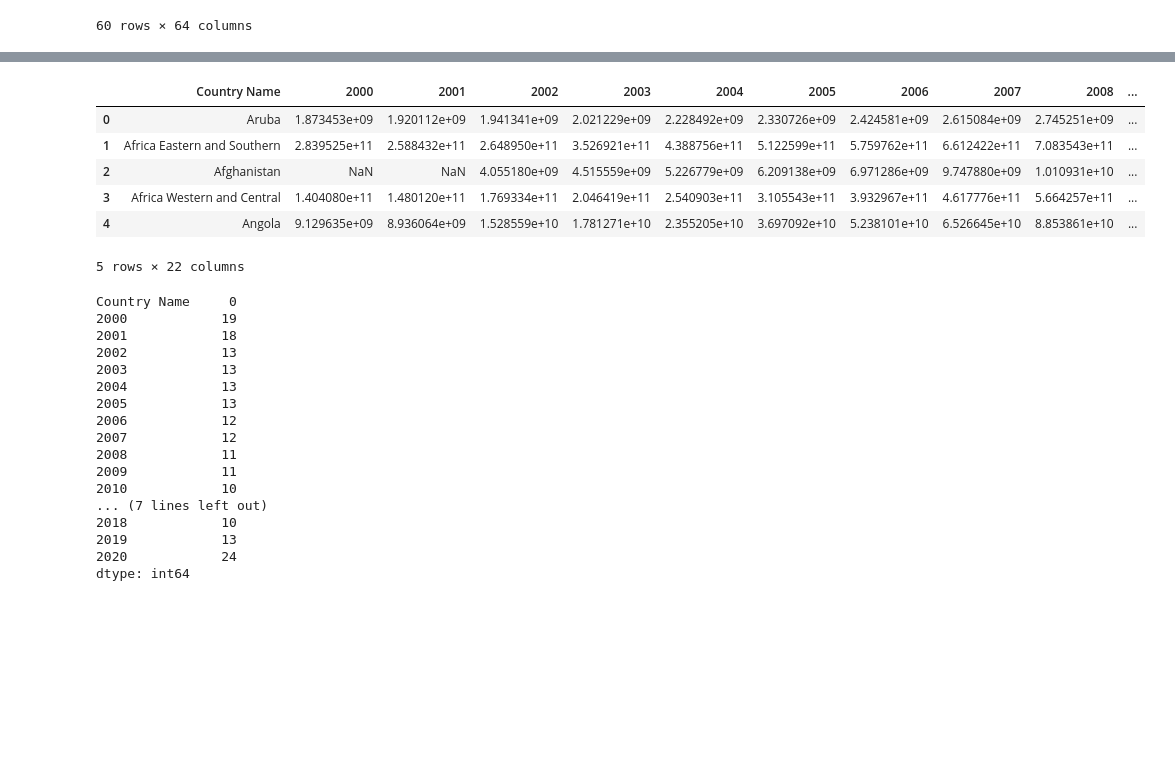
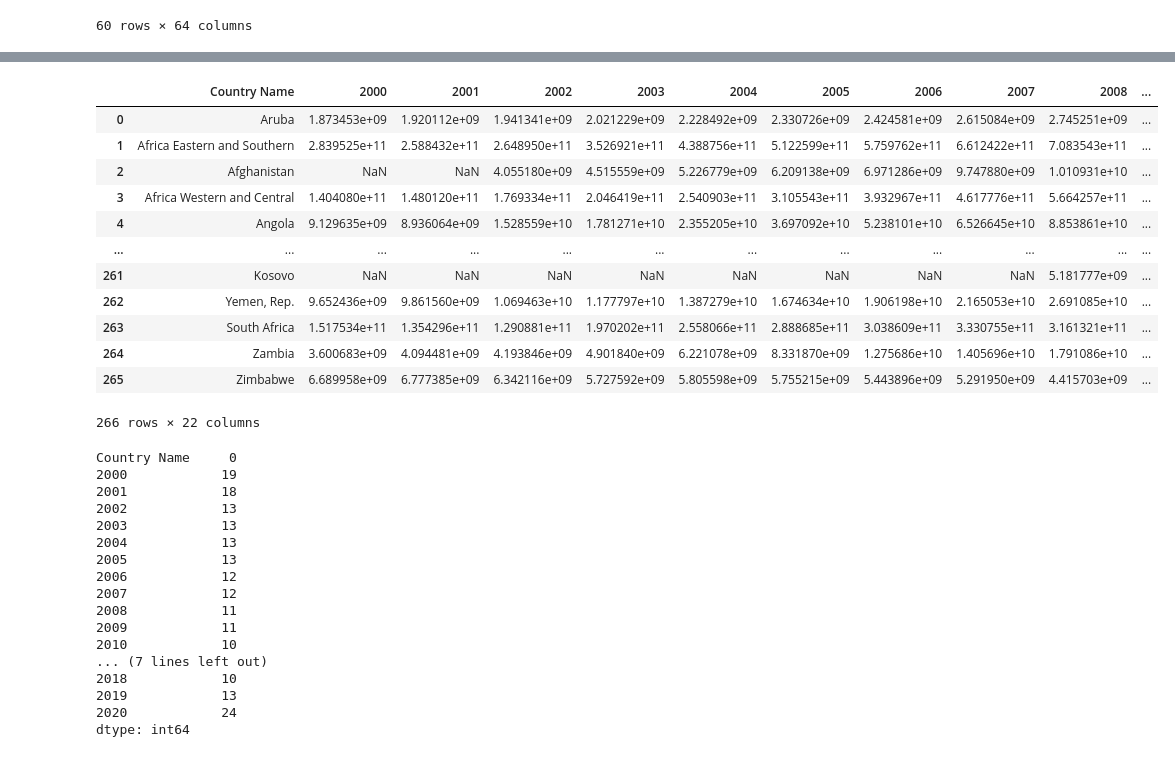
Before and after one commit to Gbau11/Proyecto, a Jupyter notebook: Groups.ipynb, the cells around one changed output, grey strips where cells are left out. Drawn from its saved outputs; the diff is of its cells as text; code cells hidden in the pictures; blank space fills up the shorter version.

```diff
--- a/Groups.ipynb
+++ b/Groups.ipynb
@@ -34,17 +40,19 @@ KeyError: "['Code', '1960', '1961', '1962', '1963', '1964', '1965', '1966', '196
-# %%
-columnas_a_eliminar = ['Unnamed: 65']
-
-df_gdp = df_gdp.drop(columnas_a_eliminar, axis=1)
-
-df_gdp.head()
-# %% [output]
-|  | Country Name | 2000 | 2001 | 2002 | 2003 | 2004 | 2005 | 2006 | 2007 | 2008 | ... |
-| 0 | Aruba | 1.873453e+09 | 1.920112e+09 | 1.941341e+09 | 2.021229e+09 | 2.228492e+09 | 2.330726e+09 | 2.424581e+09 | 2.615084e+09 | 2.745251e+09 | ... |
-| 1 | Africa Eastern and Southern | 2.839525e+11 | 2.588432e+11 | 2.648950e+11 | 3.526921e+11 | 4.388756e+11 | 5.122599e+11 | 5.759762e+11 | 6.612422e+11 | 7.083543e+11 | ... |
-| 2 | Afghanistan | NaN | NaN | 4.055180e+09 | 4.515559e+09 | 5.226779e+09 | 6.209138e+09 | 6.971286e+09 | 9.747880e+09 | 1.010931e+10 | ... |
-| 3 | Africa Western and Central | 1.404080e+11 | 1.480120e+11 | 1.769334e+11 | 2.046419e+11 | 2.540903e+11 | 3.105543e+11 | 3.932967e+11 | 4.617776e+11 | 5.664257e+11 | ... |
-| 4 | Angola | 9.129635e+09 | 8.936064e+09 | 1.528559e+10 | 1.781271e+10 | 2.355205e+10 | 3.697092e+10 | 5.238101e+10 | 6.526645e+10 | 8.853861e+10 | ... |
-5 rows × 22 columns
+# %%
+df_gdp
+# %% [output]
+|  | Country Name | 2000 | 2001 | 2002 | 2003 | 2004 | 2005 | 2006 | 2007 | 2008 | ... |
+| 0 | Aruba | 1.873453e+09 | 1.920112e+09 | 1.941341e+09 | 2.021229e+09 | 2.228492e+09 | 2.330726e+09 | 2.424581e+09 | 2.615084e+09 | 2.745251e+09 | ... |
+| 1 | Africa Eastern and Southern | 2.839525e+11 | 2.588432e+11 | 2.648950e+11 | 3.526921e+11 | 4.388756e+11 | 5.122599e+11 | 5.759762e+11 | 6.612422e+11 | 7.083543e+11 | ... |
+| 2 | Afghanistan | NaN | NaN | 4.055180e+09 | 4.515559e+09 | 5.226779e+09 | 6.209138e+09 | 6.971286e+09 | 9.747880e+09 | 1.010931e+10 | ... |
+| 3 | Africa Western and Central | 1.404080e+11 | 1.480120e+11 | 1.769334e+11 | 2.046419e+11 | 2.540903e+11 | 3.105543e+11 | 3.932967e+11 | 4.617776e+11 | 5.664257e+11 | ... |
+| 4 | Angola | 9.129635e+09 | 8.936064e+09 | 1.528559e+10 | 1.781271e+10 | 2.355205e+10 | 3.697092e+10 | 5.238101e+10 | 6.526645e+10 | 8.853861e+10 | ... |
+| ... | ... | ... | ... | ... | ... | ... | ... | ... | ... | ... | ... |
+| 261 | Kosovo | NaN | NaN | NaN | NaN | NaN | NaN | NaN | NaN | 5.181777e+09 | ... |
+| 262 | Yemen, Rep. | 9.652436e+09 | 9.861560e+09 | 1.069463e+10 | 1.177797e+10 | 1.387279e+10 | 1.674634e+10 | 1.906198e+10 | 2.165053e+10 | 2.691085e+10 | ... |
+| 263 | South Africa | 1.517534e+11 | 1.354296e+11 | 1.290881e+11 | 1.970202e+11 | 2.558066e+11 | 2.888685e+11 | 3.038609e+11 | 3.330755e+11 | 3.161321e+11 | ... |
+| 264 | Zambia | 3.600683e+09 | 4.094481e+09 | 4.193846e+09 | 4.901840e+09 | 6.221078e+09 | 8.331870e+09 | 1.275686e+10 | 1.405696e+10 | 1.791086e+10 | ... |
+| 265 | Zimbabwe | 6.689958e+09 | 6.777385e+09 | 6.342116e+09 | 5.727592e+09 | 5.805598e+09 | 5.755215e+09 | 5.443896e+09 | 5.291950e+09 | 4.415703e+09 | ... |
+266 rows × 22 columns
 # %%
 df_gdp.isna().sum()
 # %% [output]
```
Also changed, not shown: parts of 34 cells of this notebook.
